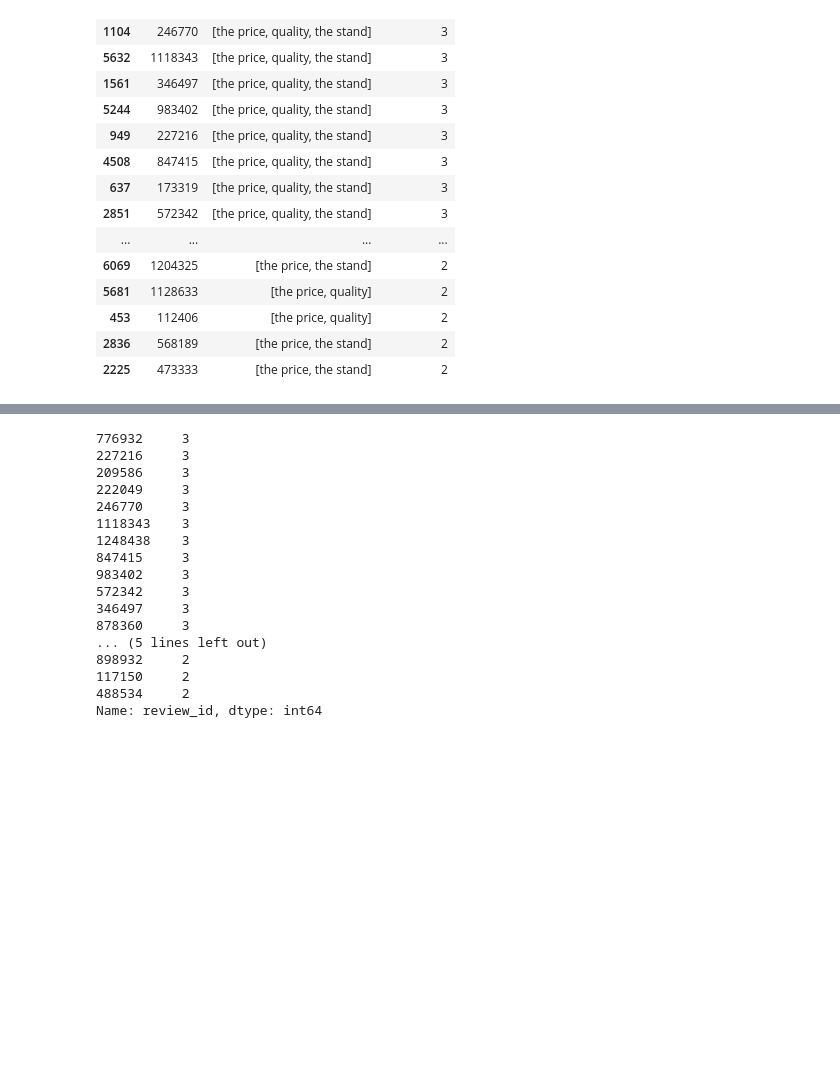
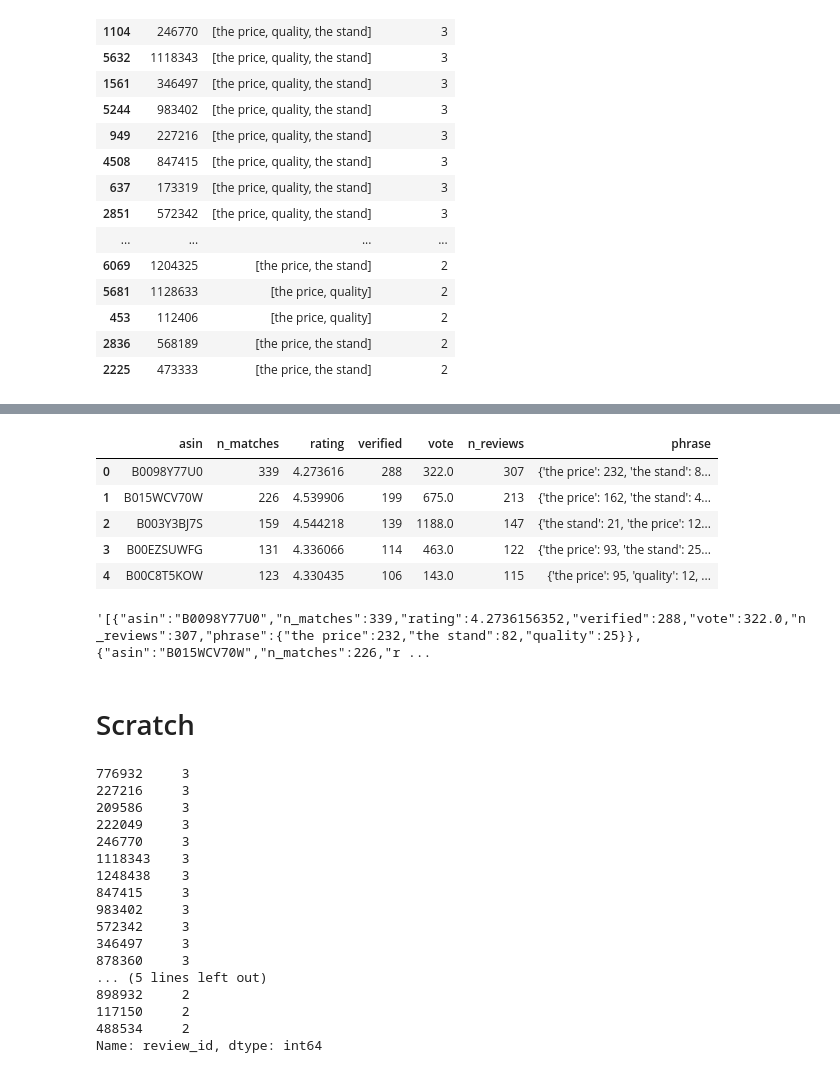
Before and after one commit to avelllabs/Gabby, a Jupyter notebook: notebooks/13_gb_gabby_api_development.ipynb, the cells around one changed output, grey strips where cells are left out. Drawn from its saved outputs; the diff is of its cells as text; code cells hidden in the pictures; blank space fills up the shorter version.

```diff
--- a/notebooks/13_gb_gabby_api_development.ipynb
+++ b/notebooks/13_gb_gabby_api_development.ipynb
@@ -328,3 +393,21 @@ matched_reviews
+# %%
+product_ranking['phrase'] = product_ranking['phrase'].apply(lambda x: Counter(x))
+# %%
+product_ranking = product_ranking.rename(columns={'review_id': 'n_reviews'})
+product_ranking.head()
+# %% [output]
+|  | asin | n_matches | rating | verified | vote | n_reviews | phrase |
+| 0 | B0098Y77U0 | 339 | 4.273616 | 288 | 322.0 | 307 | {'the price': 232, 'the stand': 8... |
+| 1 | B015WCV70W | 226 | 4.539906 | 199 | 675.0 | 213 | {'the price': 162, 'the stand': 4... |
+| 2 | B003Y3BJ7S | 159 | 4.544218 | 139 | 1188.0 | 147 | {'the stand': 21, 'the price': 12... |
+| 3 | B00EZSUWFG | 131 | 4.336066 | 114 | 463.0 | 122 | {'the price': 93, 'the stand': 25... |
+| 4 | B00C8T5KOW | 123 | 4.330435 | 106 | 143.0 | 115 | {'the price': 95, 'quality': 12, ... |
+# %%
+product_ranking.head().to_json(orient='records')
+# %% [output]
+'[{"asin":"B0098Y77U0","n_matches":339,"rating":4.2736156352,"verified":288,"vote":322.0,"n_reviews":307,"phrase":{"the price":232,"the stand":82,"quality":25}},{"asin":"B015WCV70W","n_matches":226,"r ...
+# %% [markdown]
+# Scratch
 # %%
 review_ids_for_query['review_id'].value_counts().head(20)
 # %% [output]
```
Also changed, not shown: parts of 11 cells of this notebook, 2 other files.
